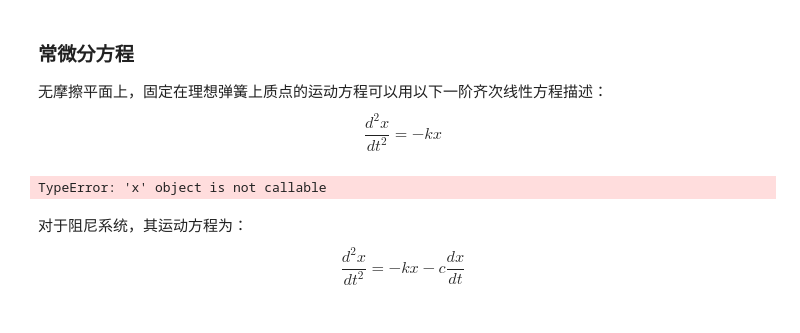
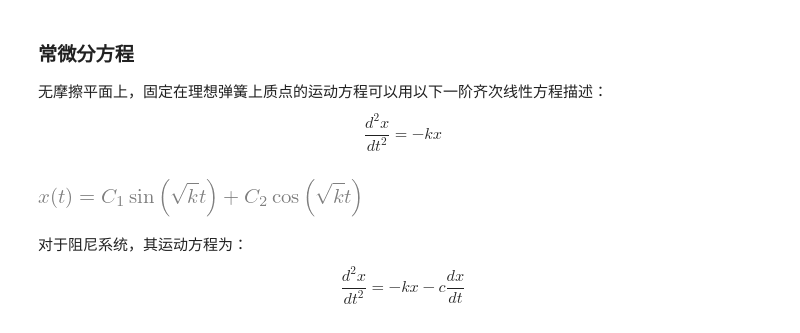
Before and after one commit to sim42/SCML, a Jupyter notebook: Chapter03/1. SymPy符号计算.ipynb, the cells around one changed output. Cells and saved outputs as stored; diff of their text form; code cells hidden in the pictures.

```diff
--- a/Chapter03/1. SymPy符号计算.ipynb
+++ b/Chapter03/1. SymPy符号计算.ipynb
@@ -694,11 +694,11 @@ $$\frac{d^2x}{dt^2}=-kx$$
 # %%
 t, k = sympy.symbols("t, k", positive=True)
 x = sympy.Function('x')(t)
-g = sympy.diff(x(t), t, 2) + k*x(t)
-ans = sympy.dsolve(g, x(t))
+g = sympy.diff(x, t, 2) + k*x
+ans = sympy.dsolve(g, x)
 ans
 # %% [output]
-TypeError: 'x' object is not callable
+[figure, added]
 # %% [markdown]
 对于阻尼系统，其运动方程为：
 $$\frac{d^2x}{dt^2}=-kx-c\frac{dx}{dt} $$
```
Also changed, not shown: parts of 1 cell of this notebook, 8 other files.
